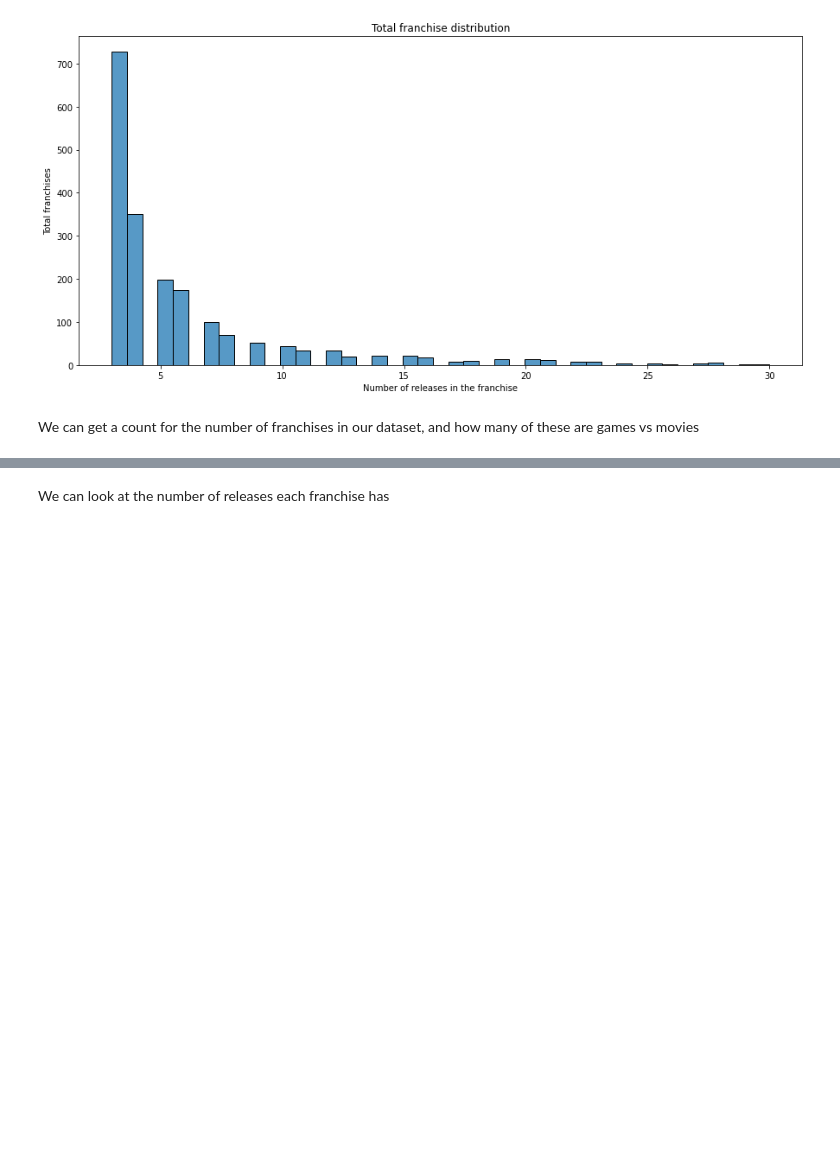
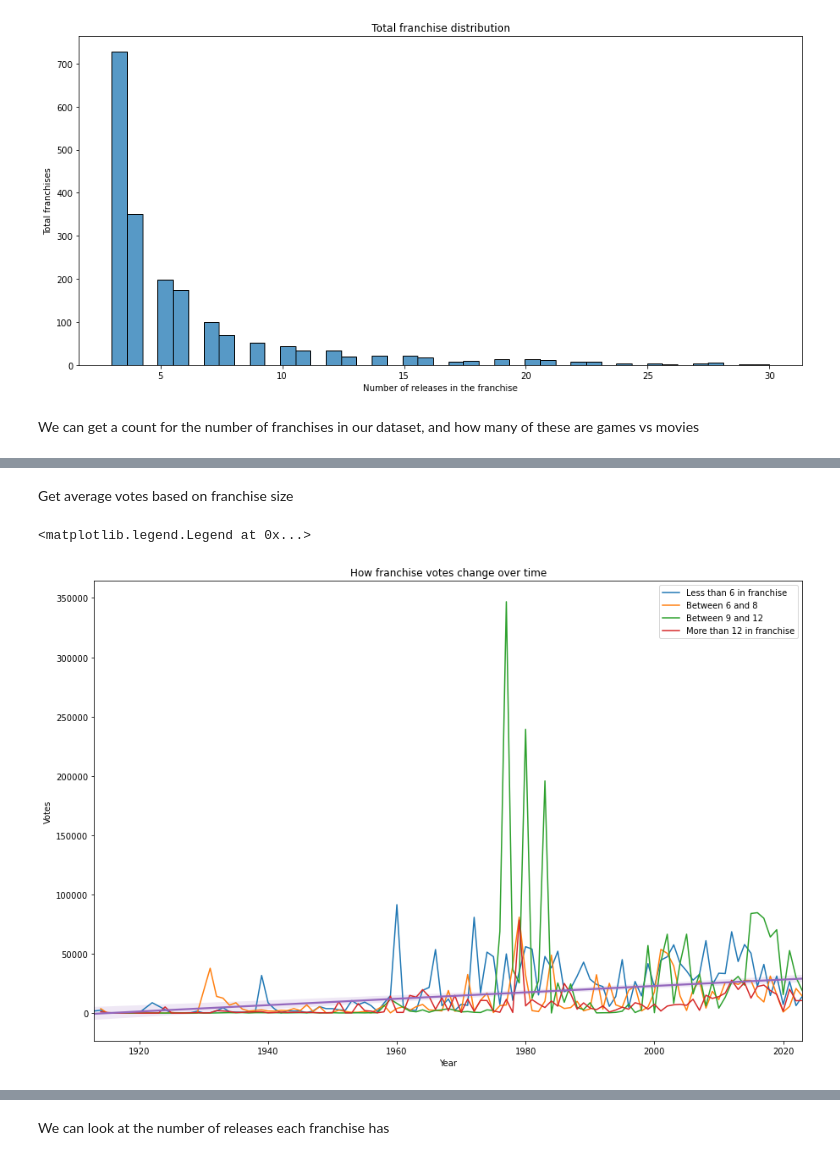
Before and after one commit to adambrennan150/Franchises, a Jupyter notebook: RQ1.ipynb, the cells around one changed output, grey strips where cells are left out. Cells and saved outputs as stored; diff of their text form; code cells hidden in the pictures; blank space fills up the shorter version.

```diff
--- a/RQ1.ipynb
+++ b/RQ1.ipynb
@@ -99,0 +176,16 @@ sns.regplot(data=df, x='year', y='rating_average', order=1, scatter=False)
+# %% [markdown]
+Get average votes based on franchise size
+# %%
+plt.figure(figsize=(15,10))
+df[df['franchise_count'] < 6].groupby('year')['votes_average'].mean().plot(label='Less than 6 in franchise')
+df[(df['franchise_count'] >= 6) & (df['franchise_count'] < 9)].groupby('year')['votes_average'].mean().plot(label='Between 6 and 8')
+df[(df['franchise_count'] >= 9) & (df['franchise_count'] < 13)].groupby('year')['votes_average'].mean().plot(label='Between 9 and 12')
+df[df['franchise_count'] >= 13].groupby('year')['votes_average'].mean().plot(label='More than 12 in franchise')
+sns.regplot(data=df, x='year', y='votes_average', order=1, scatter=False)
+plt.title('How franchise votes change over time')
+plt.xlabel('Year')
+plt.ylabel('Votes')
+plt.legend()
+# %% [output]
+<matplotlib.legend.Legend at 0x...>
+[figure, added]
```
Also changed, not shown: parts of 37 cells of this notebook.
